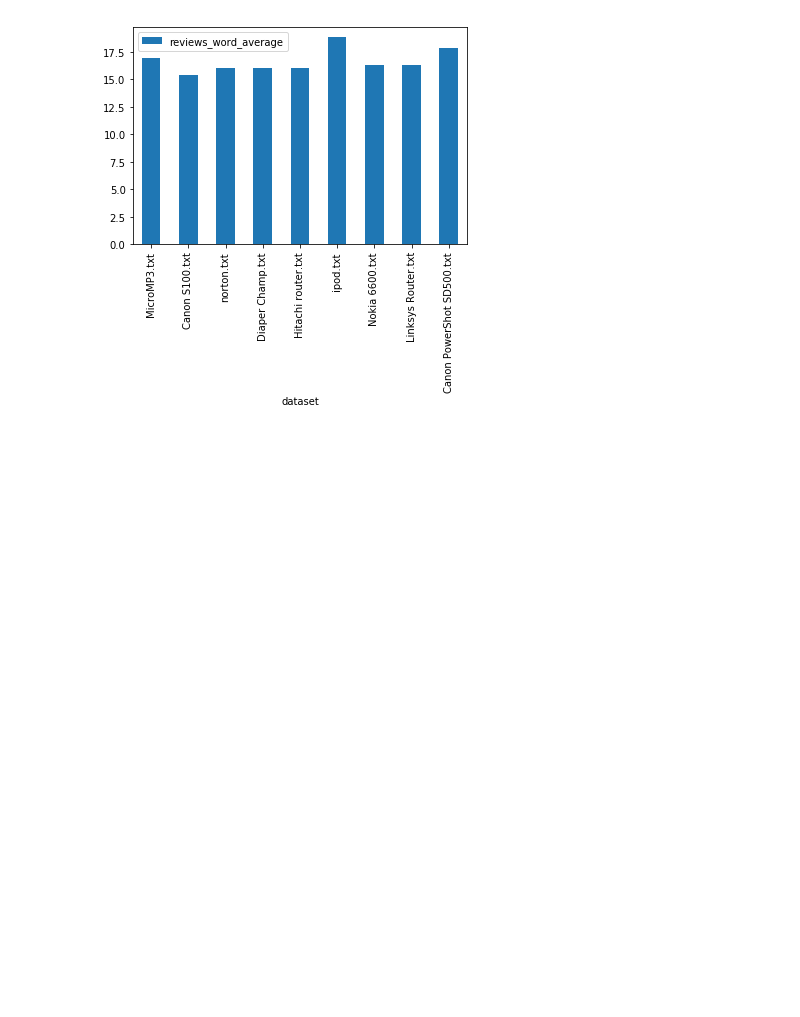
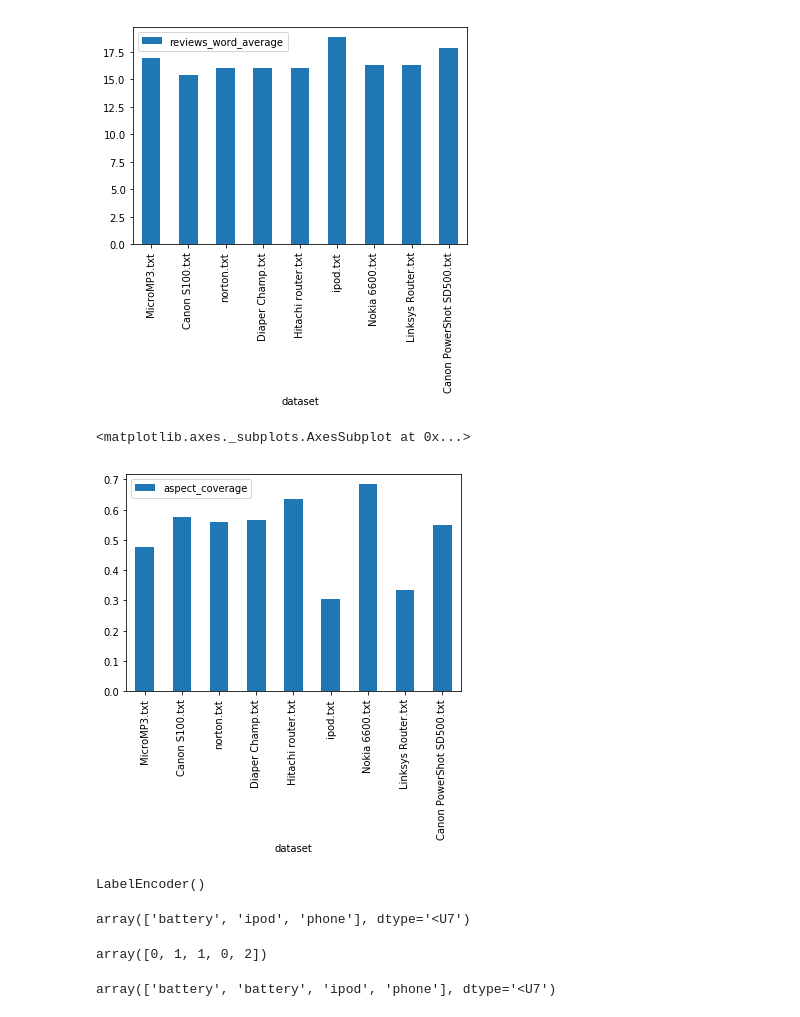
Before and after one commit to laugustyniak/discourse_summarization, a Jupyter notebook: notebooks/datasets/statistics-bing-liu.ipynb, the cells around one changed output. Drawn from its saved outputs; the diff is of its cells as text; code cells hidden in the pictures; blank space fills up the shorter version.

```diff
--- a/notebooks/datasets/statistics-bing-liu.ipynb
+++ b/notebooks/datasets/statistics-bing-liu.ipynb
@@ -124,4 +121,7 @@ get_datasets_sizes(reviews_paths).plot(kind='bar', x='dataset', y='reviews_word_
 <matplotlib.axes._subplots.AxesSubplot at 0x...>
 [figure]
 # %%
-get_datasets_sizes(reviews_paths).plot(kind='bar', x='dataset', y='')
+get_datasets_sizes(reviews_paths).plot(kind='bar', x='dataset', y='aspect_coverage')
+# %% [output]
+<matplotlib.axes._subplots.AxesSubplot at 0x...>
+[figure, added]
@@ -127,0 +131,16 @@ get_datasets_sizes(reviews_paths).plot(kind='bar', x='dataset', y='')
+# %%
+le.fit(['ipod', 'battery', 'phone'])
+# %% [output]
+LabelEncoder()
+# %%
+le.classes_
+# %% [output]
+array(['battery', 'ipod', 'phone'], dtype='<U7')
+# %%
+le.transform(['battery', 'ipod', 'ipod', 'battery', 'phone'])
+# %% [output]
+array([0, 1, 1, 0, 2])
+# %%
+le.inverse_transform([0, 0, 1, 2])
+# %% [output]
+array(['battery', 'battery', 'ipod', 'phone'], dtype='<U7')
```
Also changed, not shown: parts of 3 cells of this notebook.
